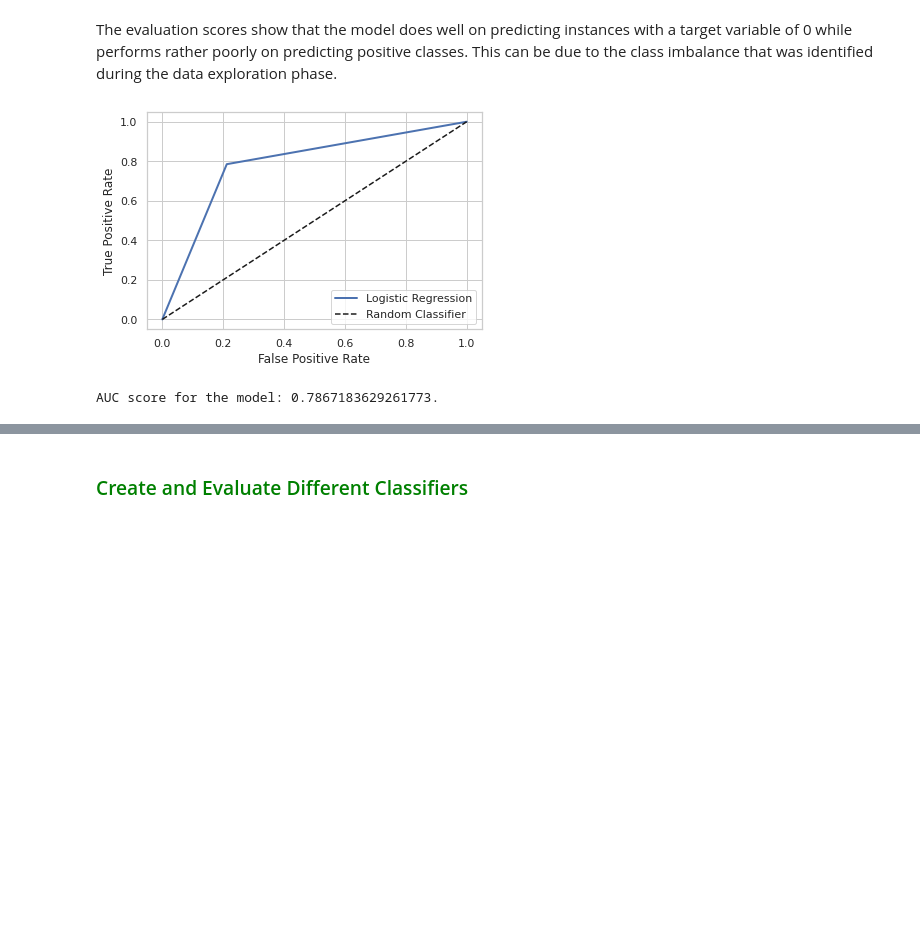
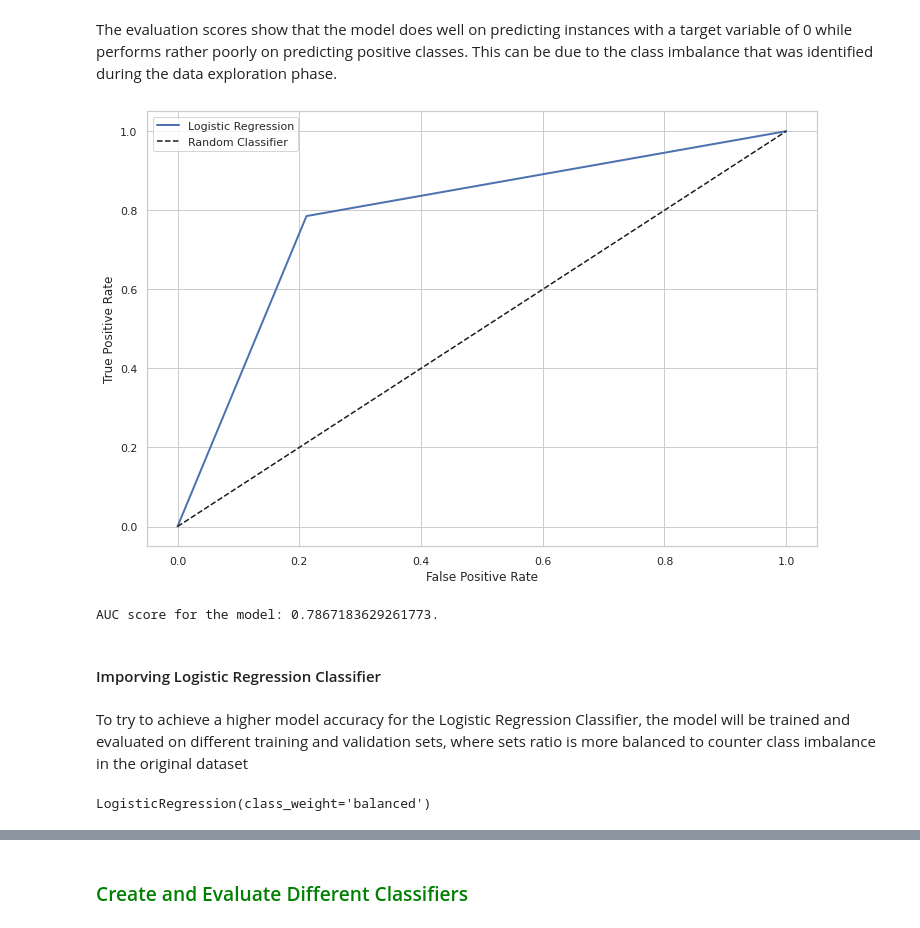
Before and after one commit to valkiss024/credit-risk-analysis, a Jupyter notebook: Credit Analysis.ipynb, the cells around one changed output, grey strips where cells are left out. Cells and saved outputs as stored; diff of their text form; code cells hidden in the pictures; blank space fills up the shorter version.

Commit message:
Added multiple models and evaluated results

```diff
--- a/Credit Analysis.ipynb
+++ b/Credit Analysis.ipynb
@@ -678,14 +678,15 @@ from sklearn.metrics import roc_curve
 fpr, tpr, thresholds = roc_curve(y_test, y_pred)
 # %%
 # Plot the ROC curve
+fig = plt.figure(figsize=(12, 8))
 plt.plot(fpr, tpr, linewidth=2, label='Logistic Regression')
 plt.plot([0, 1], [0, 1], 'k--', label='Random Classifier')
 plt.xlabel('False Positive Rate')
 plt.ylabel('True Positive Rate')
 plt.legend()
 plt.show()
 # %% [output]
-[figure, old version]
+[figure, new version]
 # %%
 # Calculate the Area Under the Curve (AUC) score for the Logistic Regression classifier
 from sklearn.metrics import roc_auc_score
@@ -696,3 +697,7 @@ print(f'AUC score for the model: {roc_auc_score(y_test, y_pred)}.')
 # in an AUC score shown below
 # %% [output]
 AUC score for the model: 0.7867183629261773.
+# %% [markdown]
+#### Imporving Logistic Regression Classifier
+# %% [markdown]
+To try to achieve a higher model accuracy for the Logistic Regression Classifier, the model will be trained and evaluated on different training and validation sets, where sets ratio is more balanced to counter class imbalance in the original dataset
@@ -698,0 +707,6 @@ AUC score for the model: 0.7867183629261773.
+# %%
+# Build and train the new model
+lg_model2 = LogisticRegression(class_weight='balanced')
+lg_model2.fit(X_train2, y_train2)
+# %% [output]
+LogisticRegression(class_weight='balanced')
```
Also changed, not shown: parts of 13 cells of this notebook.
